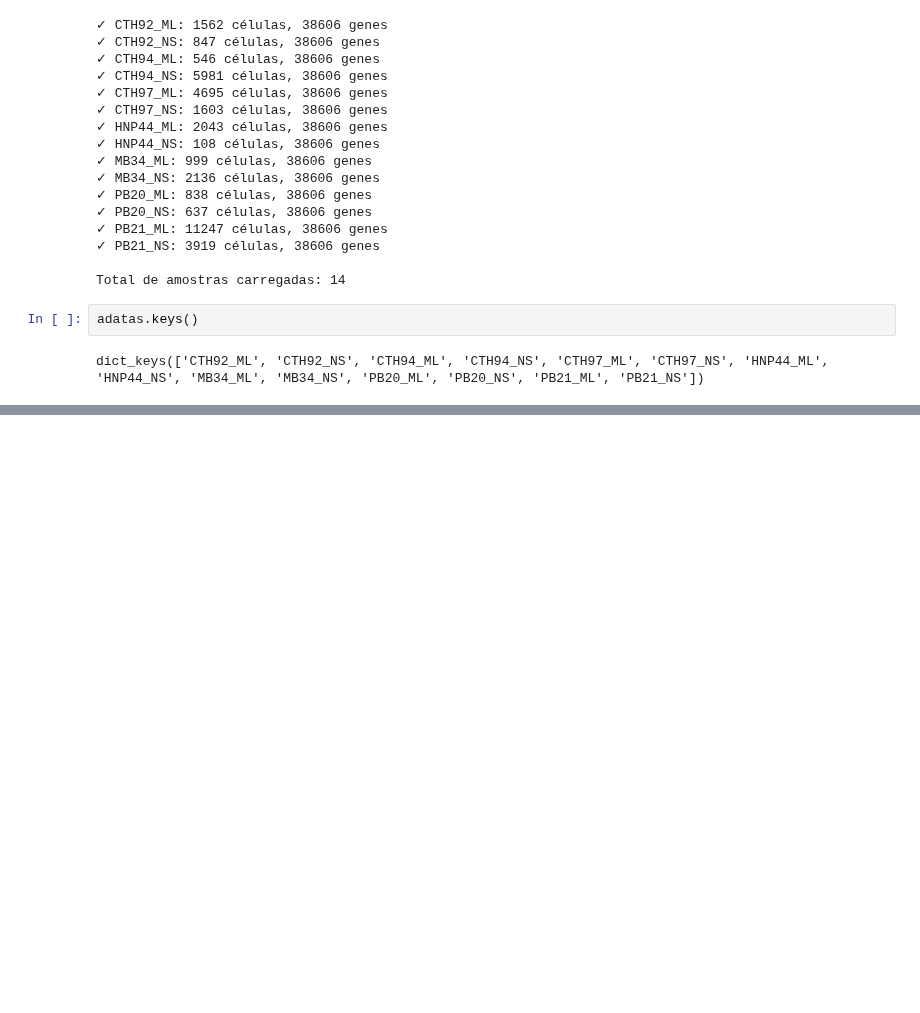
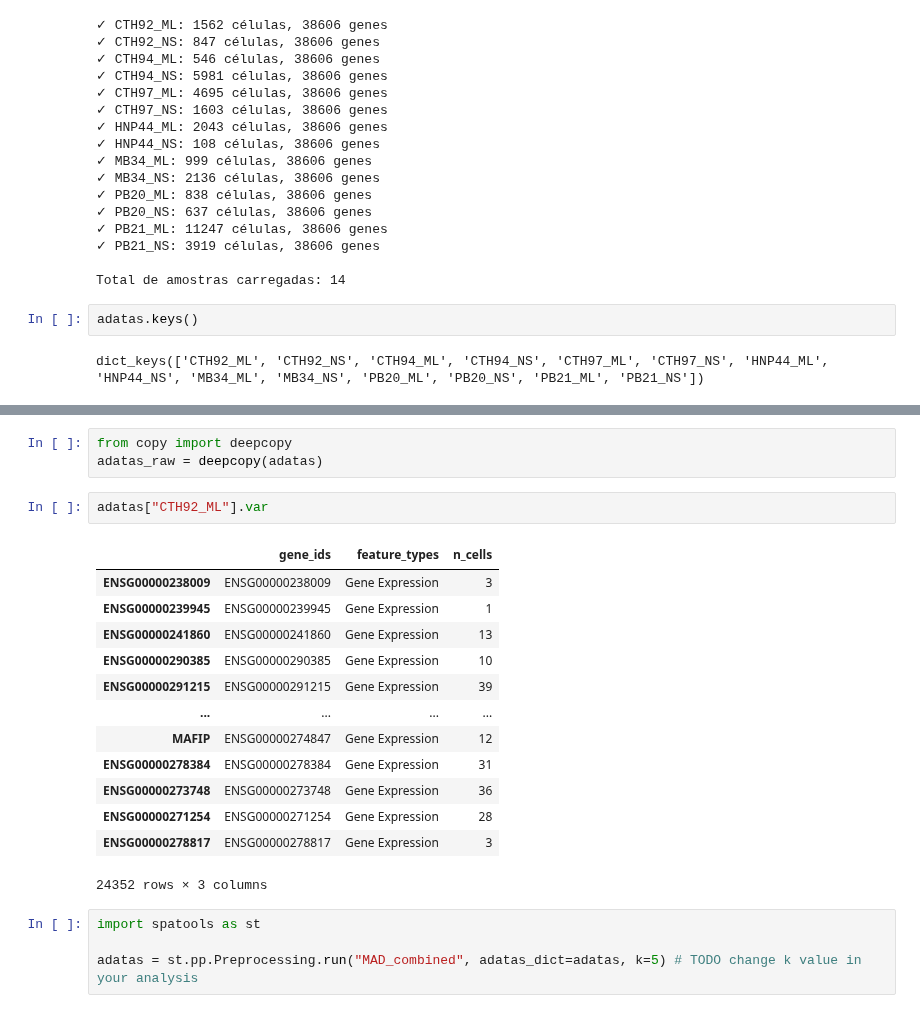
Before and after one commit to pedrovp161/singleCellTaru, a Jupyter notebook: main.ipynb, the cells around one changed output, grey strips where cells are left out. Cells and saved outputs as stored; diff of their text form; blank space fills up the shorter version.

```diff
--- a/main.ipynb
+++ b/main.ipynb
@@ -48,0 +123,23 @@ dict_keys(['CTH92_ML', 'CTH92_NS', 'CTH94_ML', 'CTH94_NS', 'CTH97_ML', 'CTH97_NS
+# %%
+from copy import deepcopy
+adatas_raw = deepcopy(adatas)
+# %%
+adatas["CTH92_ML"].var
+# %% [output]
+|  | gene_ids | feature_types | n_cells |
+| ENSG00000238009 | ENSG00000238009 | Gene Expression | 3 |
+| ENSG00000239945 | ENSG00000239945 | Gene Expression | 1 |
+| ENSG00000241860 | ENSG00000241860 | Gene Expression | 13 |
+| ENSG00000290385 | ENSG00000290385 | Gene Expression | 10 |
+| ENSG00000291215 | ENSG00000291215 | Gene Expression | 39 |
+| ... | ... | ... | ... |
+| MAFIP | ENSG00000274847 | Gene Expression | 12 |
+| ENSG00000278384 | ENSG00000278384 | Gene Expression | 31 |
+| ENSG00000273748 | ENSG00000273748 | Gene Expression | 36 |
+| ENSG00000271254 | ENSG00000271254 | Gene Expression | 28 |
+| ENSG00000278817 | ENSG00000278817 | Gene Expression | 3 |
+24352 rows × 3 columns
+# %%
+import spatools as st
+
+adatas = st.pp.Preprocessing.run("MAD_combined", adatas_dict=adatas, k=5) # TODO change k value in your analysis
```
Also changed, not shown: parts of 20 cells of this notebook, 1 other file.
